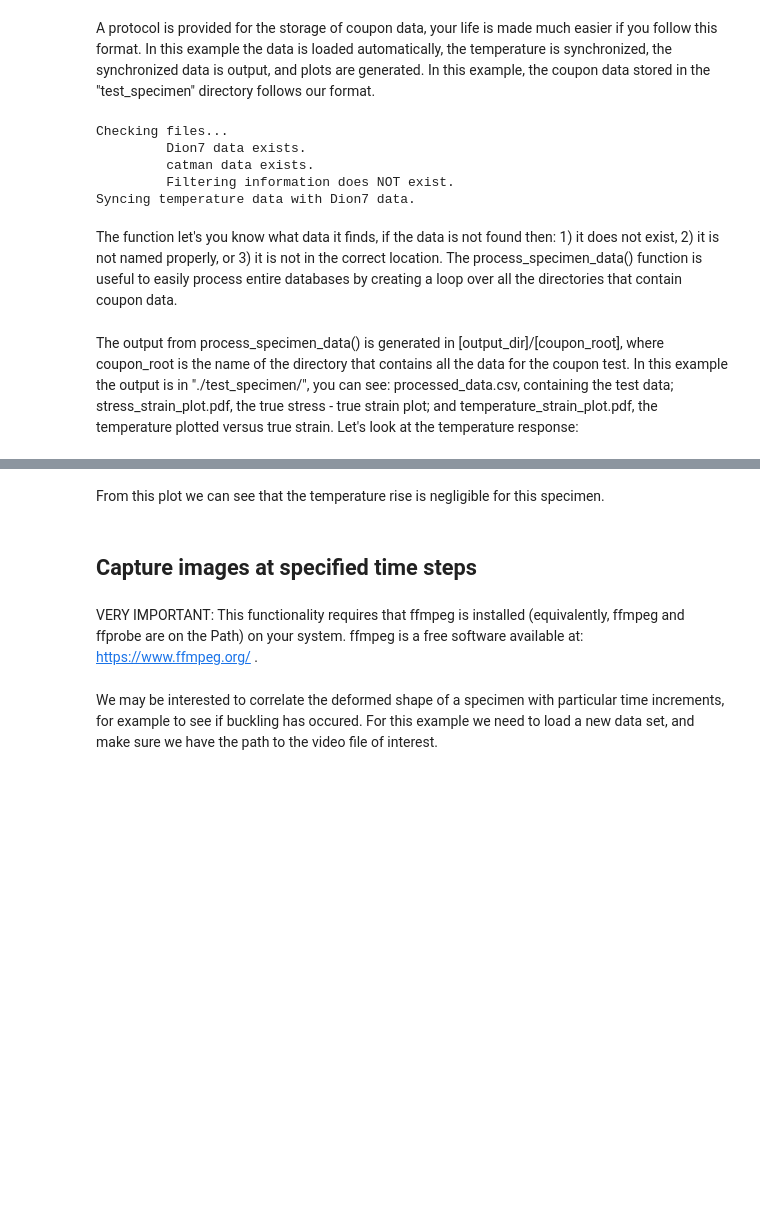
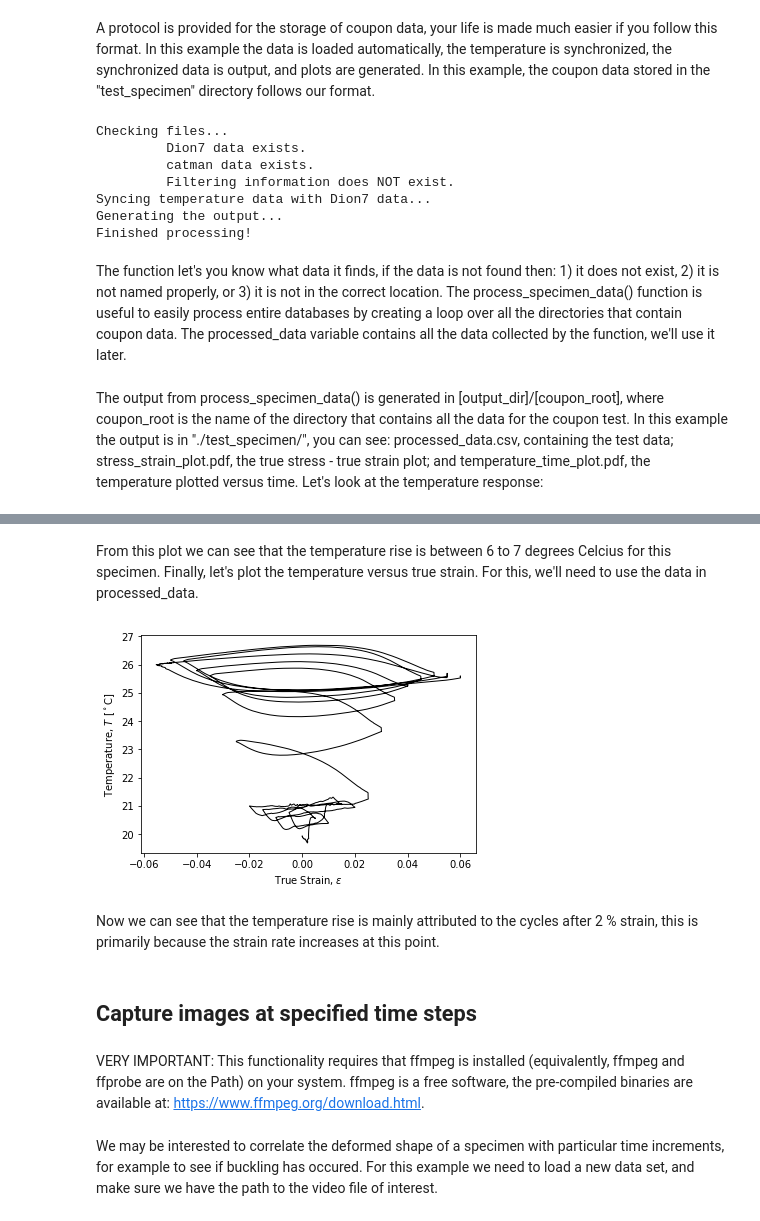
Before and after one commit to ahartloper/rlmtp, a Jupyter notebook: Examples/Example_1.ipynb, the cells around one changed output, grey strips where cells are left out. Cells and saved outputs as stored; diff of their text form; code cells hidden in the pictures; blank space fills up the shorter version.

Commit message:
Fixed to get dataframe. Work on example.

```diff
--- a/Examples/Example_1.ipynb
+++ b/Examples/Example_1.ipynb
@@ -30,15 +31,17 @@ A protocol is provided for the storage of coupon data, your life is made much ea
 # %%
 coupon_dir = '../rlmtp/tests/test_specimen/'
 output_dir = './'
-rlmtp.process_specimen_data(coupon_dir, output_dir)
+processed_data = rlmtp.process_specimen_data(coupon_dir, output_dir)
 # %% [output]
 Checking files...
          Dion7 data exists.
          catman data exists.
          Filtering information does NOT exist.
-Syncing temperature data with Dion7 data.
+Syncing temperature data with Dion7 data...
+Generating the output...
+Finished processing!
 # %% [markdown]
-The function let's you know what data it finds, if the data is not found then: 1) it does not exist, 2) it is not named properly, or 3) it is not in the correct location. The process_specimen_data() function is useful to easily process entire databases by creating a loop over all the directories that contain coupon data.
+The function let's you know what data it finds, if the data is not found then: 1) it does not exist, 2) it is not named properly, or 3) it is not in the correct location. The process_specimen_data() function is useful to easily process entire databases by creating a loop over all the directories that contain coupon data. The processed_data variable contains all the data collected by the function, we'll use it later.
 # %% [markdown]
-The output from process_specimen_data() is generated in [output_dir]/[coupon_root], where coupon_root is the name of the directory that contains all the data for the coupon test. In this example the output is in "./test_specimen/", you can see: processed_data.csv, containing the test data; stress_strain_plot.pdf, the true stress - true strain plot; and temperature_strain_plot.pdf, the temperature plotted versus true strain. Let's look at the temperature response:
+The output from process_specimen_data() is generated in [output_dir]/[coupon_root], where coupon_root is the name of the directory that contains all the data for the coupon test. In this example the output is in "./test_specimen/", you can see: processed_data.csv, containing the test data; stress_strain_plot.pdf, the true stress - true strain plot; and temperature_time_plot.pdf, the temperature plotted versus time. Let's look at the temperature response:
 # %%
@@ -46,11 +49,21 @@ IFrame("./test_specimen/temperature_strain_plot.pdf", width=400, height=300)
 # %% [output]
 [interactive output not drawn]
 # %% [markdown]
-From this plot we can see that the temperature rise is negligible for this specimen.
+From this plot we can see that the temperature rise is between 6 to 7 degrees Celcius for this specimen. Finally, let's plot the temperature versus true strain. For this, we'll need to use the data in processed_data.
+# %%
+plt.figure()
+plt.plot(processed_data['e_true'], processed_data['Temperature[C]'], c='k', lw=1.0)
+plt.xlabel(r'True Strain, $\varepsilon$')
+plt.ylabel(r'Temperature, $T$ [$^\circ$C]')
+plt.show()
+# %% [output]
+[figure, added]
+# %% [markdown]
+Now we can see that the temperature rise is mainly attributed to the cycles after 2 % strain, this is primarily because the strain rate increases at this point.
 # %% [markdown]
 ## Capture images at specified time steps
 # %% [markdown]
-VERY IMPORTANT: This functionality requires that ffmpeg is installed (equivalently, ffmpeg and ffprobe are on the Path) on your system. ffmpeg is a free software available at: https://www.ffmpeg.org/ .
+VERY IMPORTANT: This functionality requires that ffmpeg is installed (equivalently, ffmpeg and ffprobe are on the Path) on your system. ffmpeg is a free software, the pre-compiled binaries are available at: https://www.ffmpeg.org/download.html.
 # %% [markdown]
 We may be interested to correlate the deformed shape of a specimen with particular time increments, for example to see if buckling has occured. For this example we need to load a new data set, and make sure we have the path to the video file of interest.
 # %%
```
Also changed, not shown: parts of 3 cells of this notebook, 1 other file.
